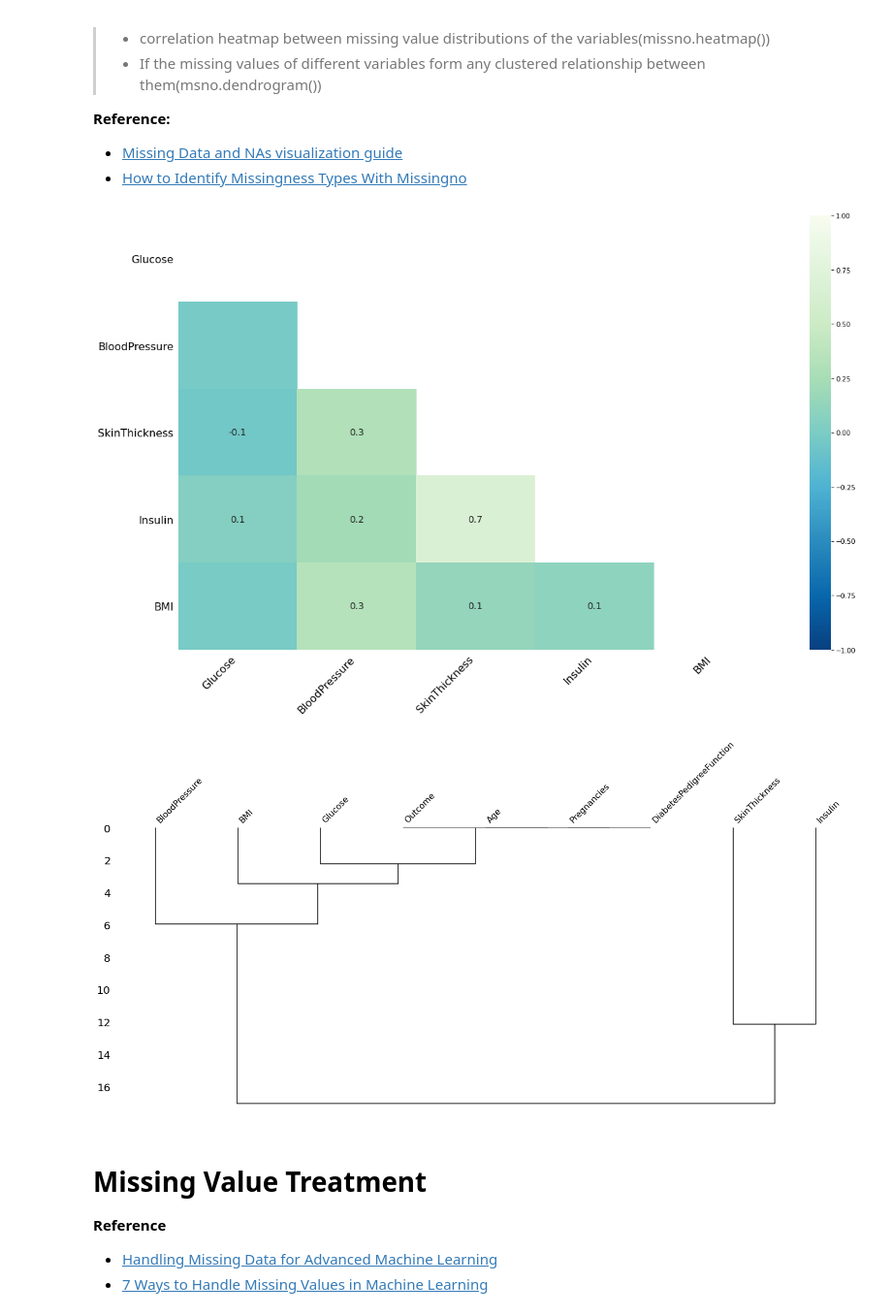
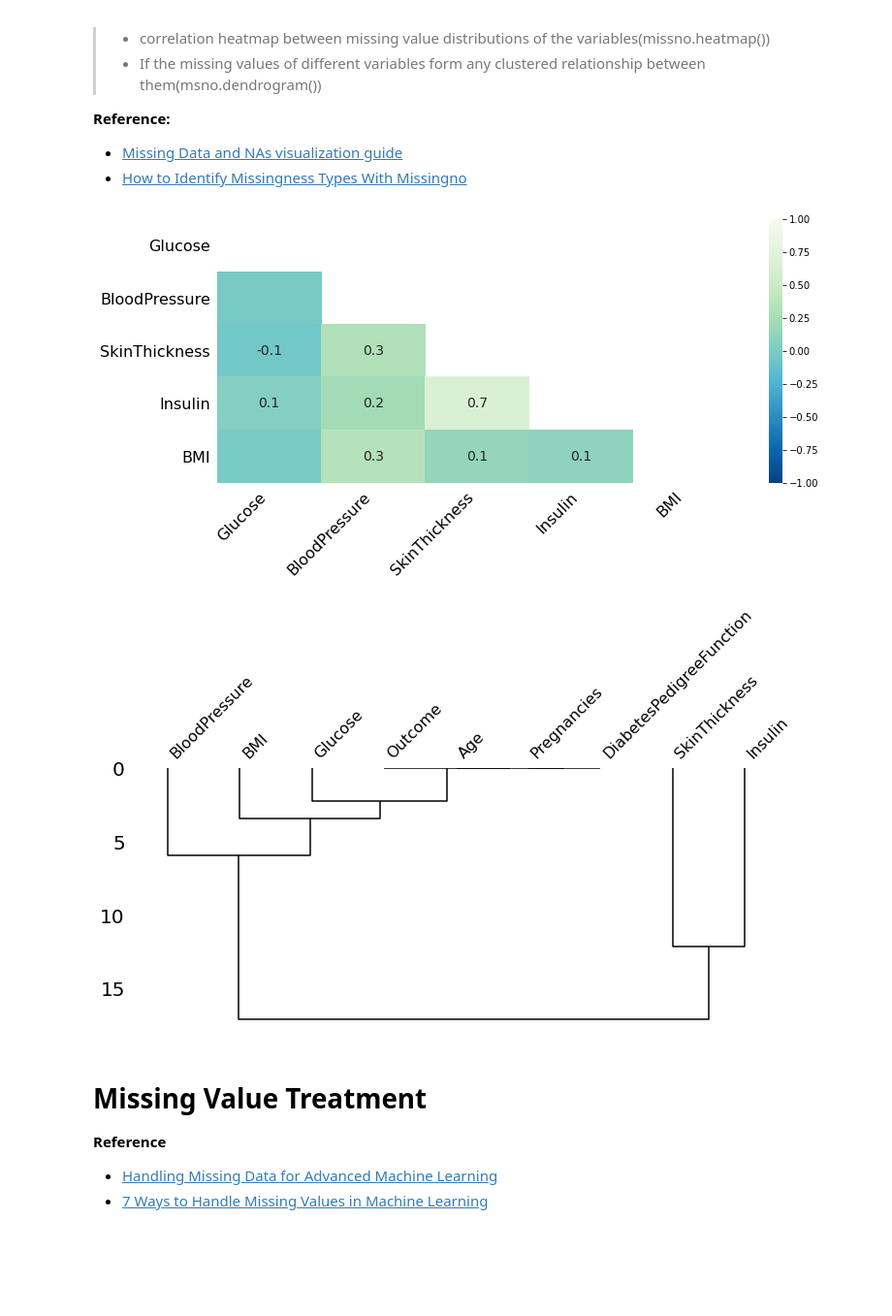
Before and after one commit to sayan0506/Prediction-model-for-Diabetes, a Jupyter notebook: Pima_Indian_Diabetes_prediction_model.ipynb, the cells around one changed output. Shown at 97% size. Cells and saved outputs as stored; diff of their text form; code cells hidden in the pictures; blank space fills up the shorter version.

```diff
--- a/Pima_Indian_Diabetes_prediction_model.ipynb
+++ b/Pima_Indian_Diabetes_prediction_model.ipynb
@@ -268,15 +268,15 @@ Note:
 * [How to Identify Missingness Types With Missingno](https://towardsdatascience.com/how-to-identify-missingness-types-with-missingno-61cfe0449ad9)
 # %%
 # correlation heatmap between missing values corresponding to the individual features
-msno.heatmap(df_mod, cmap='GnBu_r')
+msno.heatmap(df_mod, cmap='GnBu_r', figsize = (12,5))
 plt.show()
 
 # clustered plot or hiererchial plot between the variables having missing values
-ax = msno.dendrogram(df_mod)
+msno.dendrogram(df_mod, figsize=(12,5))
 plt.show()
 # %% [output]
-[figure, old version]
+[figure, new version]
-[figure, old version]
+[figure, new version]
 # %% [markdown]
 # Missing Value Treatment
 
```
